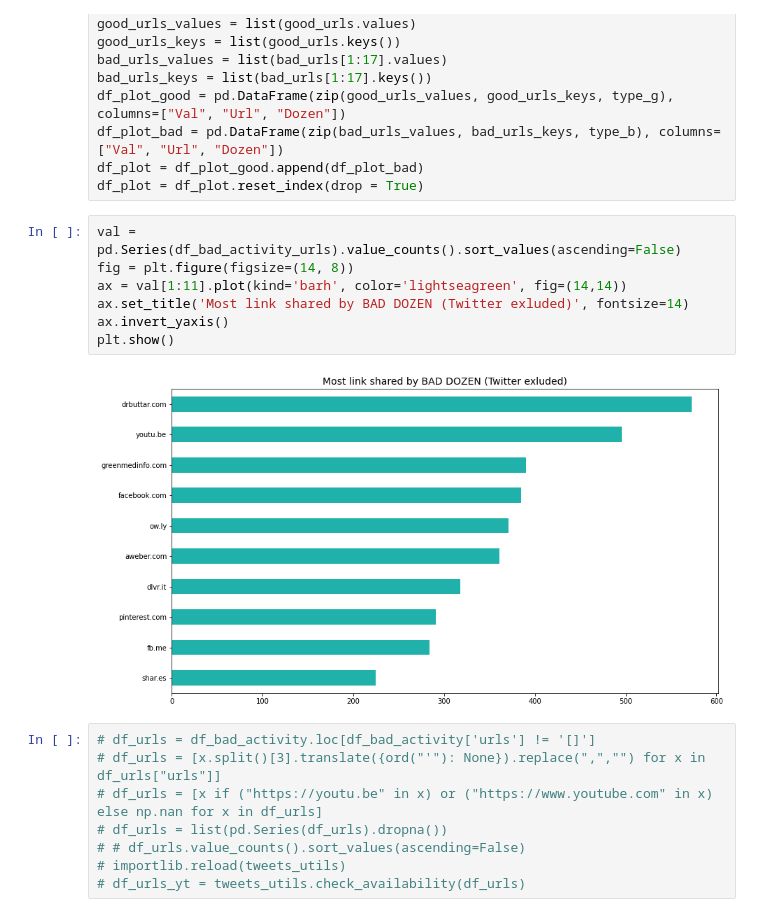
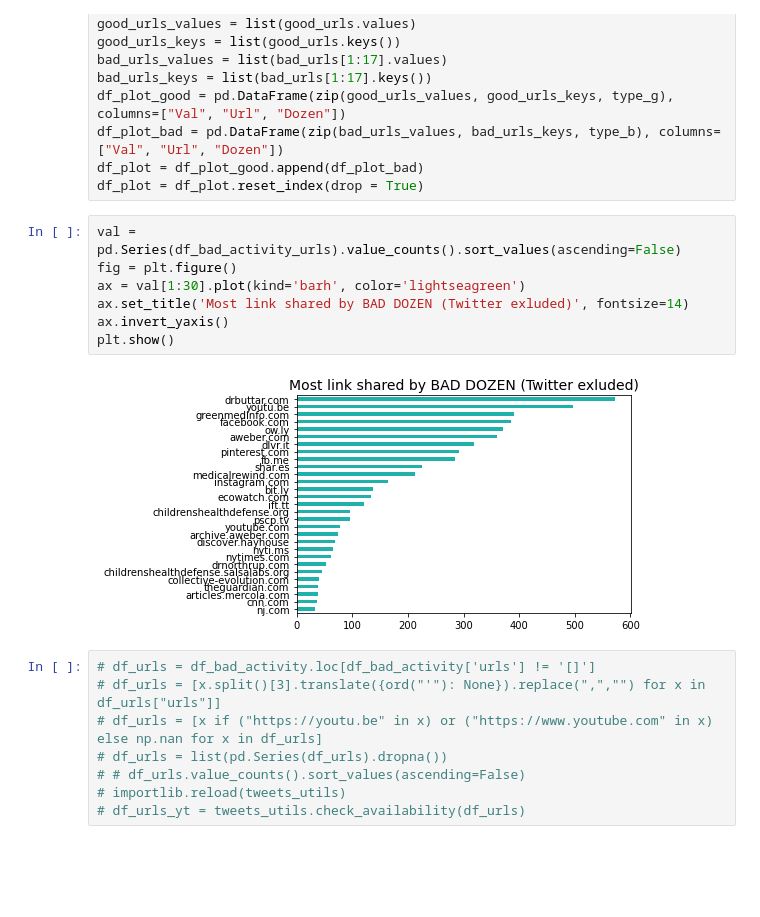
Before and after one commit to gi-ux/BachelorProject, a Jupyter notebook: notebook/dozen/Dozen_Comparison.ipynb, the cells around one changed output. Saved outputs shown, nothing was run; the diff lists cells and outputs as text; blank space fills up the shorter version.

```diff
--- a/notebook/dozen/Dozen_Comparison.ipynb
+++ b/notebook/dozen/Dozen_Comparison.ipynb
@@ -437,13 +469,13 @@ df_plot = df_plot_good.append(df_plot_bad)
 df_plot = df_plot.reset_index(drop = True)
 # %%
 val = pd.Series(df_bad_activity_urls).value_counts().sort_values(ascending=False)
-fig = plt.figure(figsize=(14, 8))
-ax = val[1:11].plot(kind='barh', color='lightseagreen', fig=(14,14))
+fig = plt.figure()
+ax = val[1:30].plot(kind='barh', color='lightseagreen')
 ax.set_title('Most link shared by BAD DOZEN (Twitter exluded)', fontsize=14)
 ax.invert_yaxis()
 plt.show()
 # %% [output]
-[figure, old version]
+[figure, new version]
 # %%
 # df_urls = df_bad_activity.loc[df_bad_activity['urls'] != '[]']
 # df_urls = [x.split()[3].translate({ord("'"): None}).replace(",","") for x in df_urls["urls"]]
```
Also changed, not shown: parts of 1 cell of this notebook, 4 other files.
